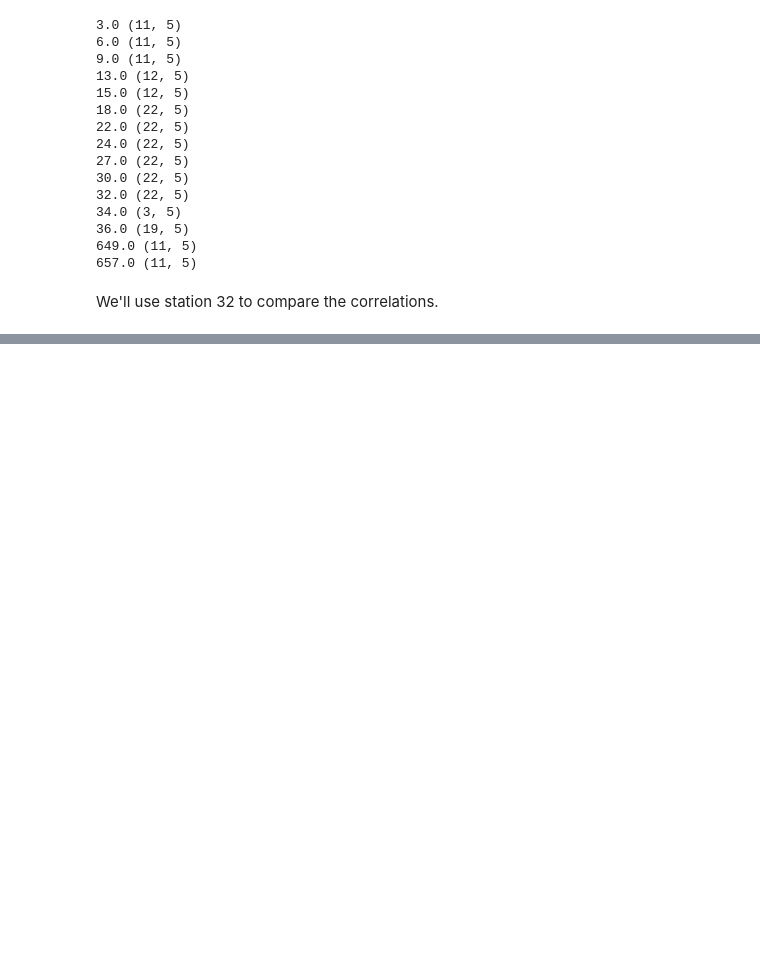
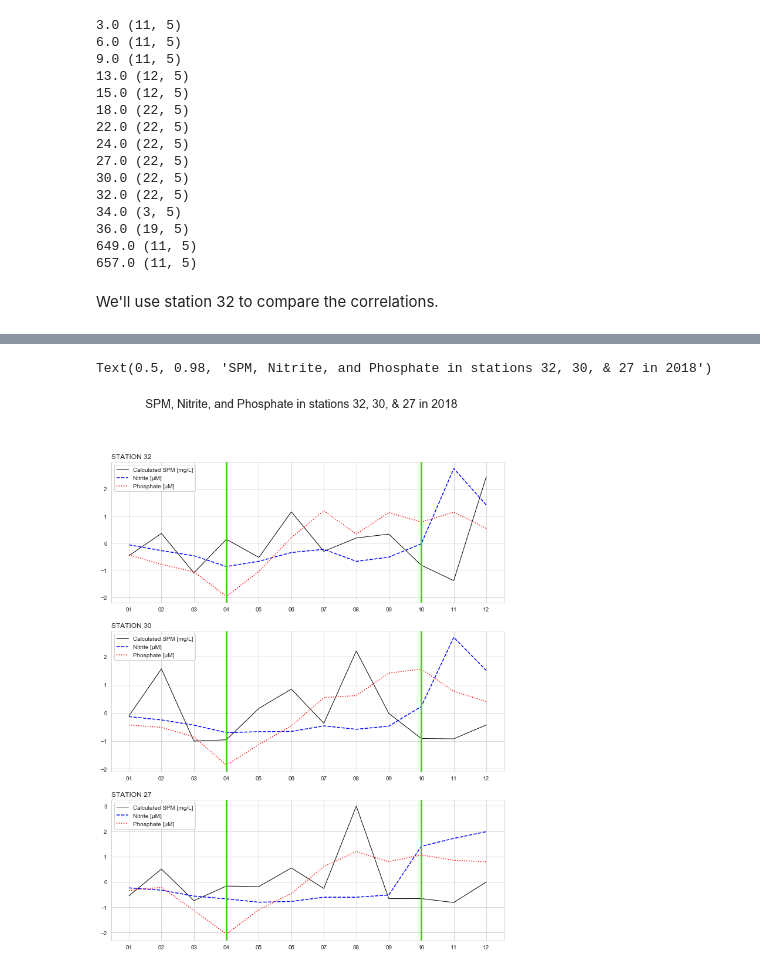
Before and after one commit to xbriandavid/bayareaWater, a Jupyter notebook: analysis.ipynb, the cells around one changed output, grey strips where cells are left out. Cells and saved outputs as stored; diff of their text form; code cells hidden in the pictures; blank space fills up the shorter version.

```diff
--- a/analysis.ipynb
+++ b/analysis.ipynb
@@ -419,0 +450,28 @@ Text(0.5, 0.98, 'Comparison between constituents \n (Chlorophyll & Phosphate) an
+# %%
+# Check sediment decomposition
+spm = "Calculated SPM [mg/L]"
+year2018Spm = monthlyMean(year2018, spm)
+
+scaled32_spm2018 = standard_transform(year2018Spm, 32.0)
+scaled30_spm2018 = standard_transform(year2018Spm, 30.0)
+scaled27_spm2018 = standard_transform(year2018Spm, 27.0)
+
+spm_dfs = [scaled32_spm2018, scaled30_spm2018, scaled27_spm2018]
+nit_dfs = [scaled_nit2018, scaled30_nit2018, scaled27_nit2018]
+phos_dfs = [scaled_phos2018, scaled30_phos2018, scaled27_phos2018]
+titles = ['STATION 32', 'STATION 30', 'STATION 27']
+
+constit, stations = plt.subplots(3,1, figsize = (12, 15))
+for index, value in enumerate(spm_dfs):
+    stations[index].plot(spm_dfs[index]['scaled'], label = spm, color = 'black', lw = 1)
+    stations[index].plot(nit_dfs[index]['scaled'], label = nitrite, color = 'blue', ls = '--', lw = 1.5)
+    stations[index].plot(phos_dfs[index]['scaled'], label = phosphate, color = 'red', ls = ':', lw = 1.5)
+    stations[index].legend(loc = "upper left")
+    stations[index].set_title(titles[index], loc = 'left')
+    stations[index].axvline(x = '04', color = "#3bd40d", lw=3)
+    stations[index].axvline(x = '10', color = "#3bd40d", lw = 3)
+
+constit.suptitle("SPM, Nitrite, and Phosphate in stations 32, 30, & 27 in 2018", fontsize = 20)
+# %% [output]
+Text(0.5, 0.98, 'SPM, Nitrite, and Phosphate in stations 32, 30, & 27 in 2018')
+[figure, added]
```
Also changed, not shown: parts of 11 cells of this notebook.
